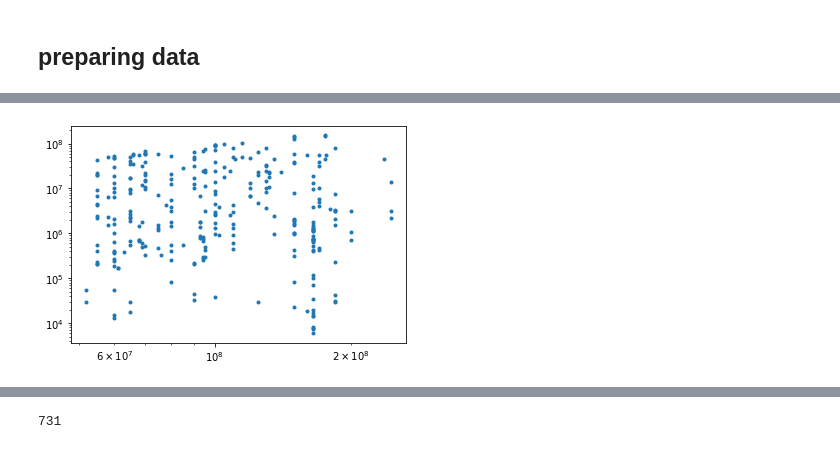
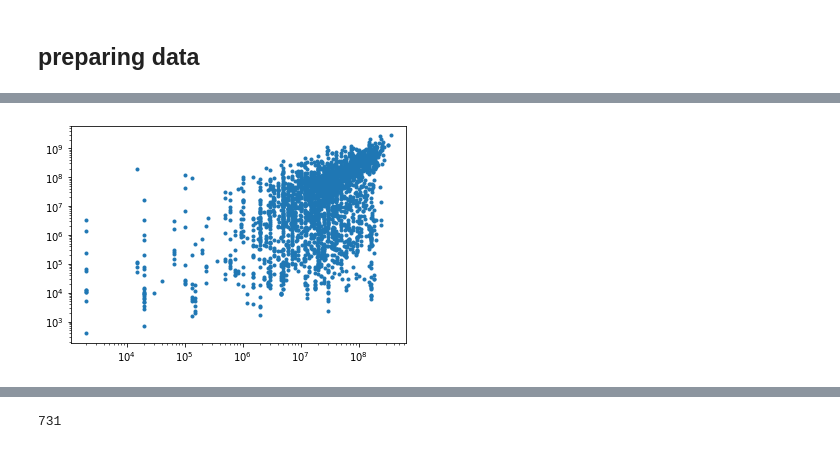
Before and after one commit to Ali-Setareh/Machine-learning-in-physics-Project, a Jupyter notebook: phase 3 - Neural Network/bining_data.ipynb, the cells around one changed output, grey strips where cells are left out. Drawn from its saved outputs; the diff is of its cells as text; code cells hidden in the pictures.

```diff
--- a/phase 3 - Neural Network/bining_data.ipynb
+++ b/phase 3 - Neural Network/bining_data.ipynb
@@ -12,13 +304,13 @@ df=pd.read_csv('C:/Users/alise/Dropbox/Programming/Machine learning in physics-
 df.drop(['additive Producer(s) rank',
 'additive Director(s) rank',
 'additive Writer(s) rank',
-'additive Stars rank',
+'additive Stars rank','IMDB ID',
 'additive Distributor rank','IMDB score','IMDB votes',
 'Mojo ID','Opening ($)','In Realease (Days)',
 'Widest Release','Metascore','User',
 'Critic'],axis=1,inplace=True)
 
-df.fillna(df.median(),inplace=True)
+#df.fillna(df.mean(),inplace=True)
 
 df.drop('Year',axis=1,inplace=True)
 
@@ -28,18 +320,3 @@ Y=df['Domestic Gross ($)'].to_numpy()
 scaler=MinMaxScaler()
 X=scaler.fit_transform(X)
 X,Y=shuffle(X,Y)
-#Y=np.log10(Y)
-
-
-fig,ax=plt.subplots(1,2,figsize=(15,5))
-ax[0].hist(Y,bins=200)
-ax[0].set_xlabel('Domestic Gross ($)')
-ax[0].set_ylabel('p')
-
-pca=PCA()
-pca.fit(X)
-
-ax[1].plot(np.cumsum(pca.explained_variance_ratio_))
-ax[1].set_xlabel('number of components')
-ax[1].set_ylabel('cumulative explained variance')
-plt.show()
@@ -104,8 +391,7 @@ dic_classification['box office bomb'] = df.loc[(df['Budget']>50e6) & (df['Budget
 # %%
-x=df.loc[dic_classification['box office bomb']]['Budget']
-y=df.loc[dic_classification['box office bomb']]['Worldwide Gross ($)']
-plt.plot(x,y,'.')
+plt.plot(df['Budget'],df['Worldwide Gross ($)'],'.')
 plt.xscale('log')
 plt.yscale('log')
+plt.show()
 # %% [output]
-[figure, old version]
+[figure, new version]
```
Also changed, not shown: parts of 56 cells of this notebook.
